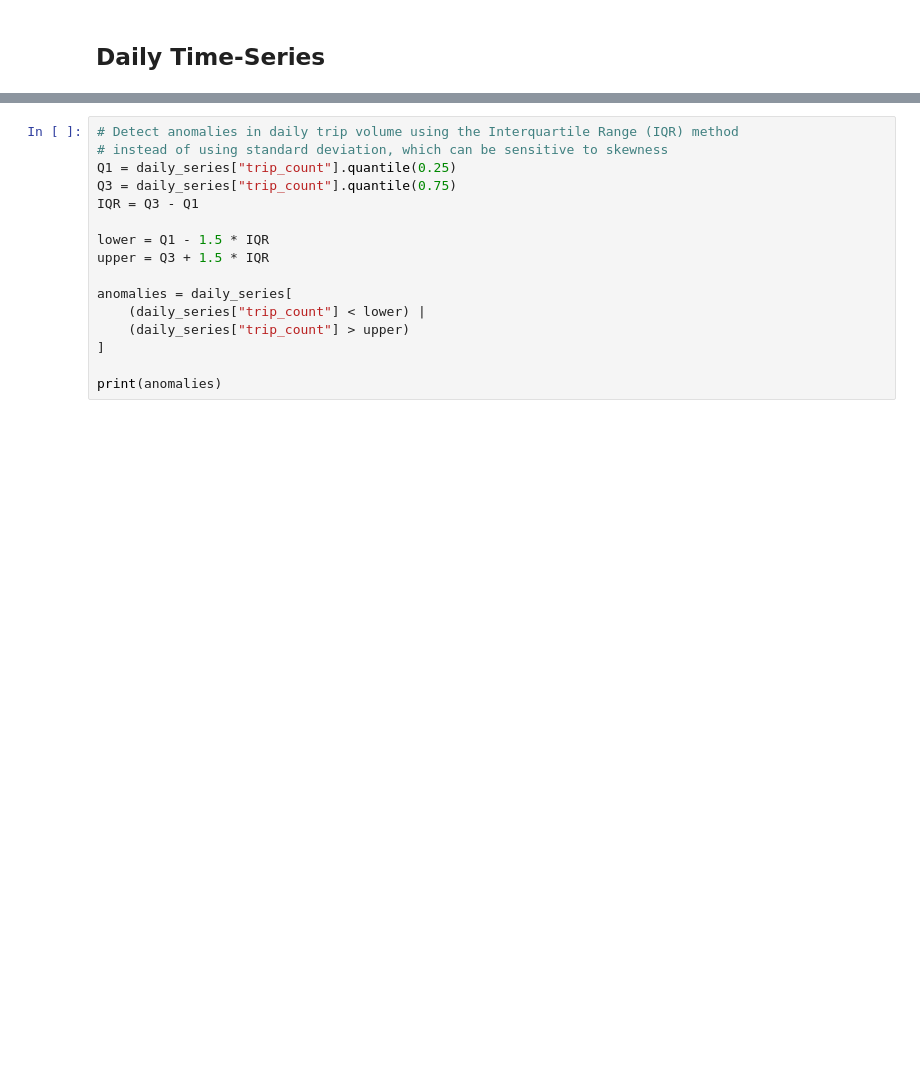
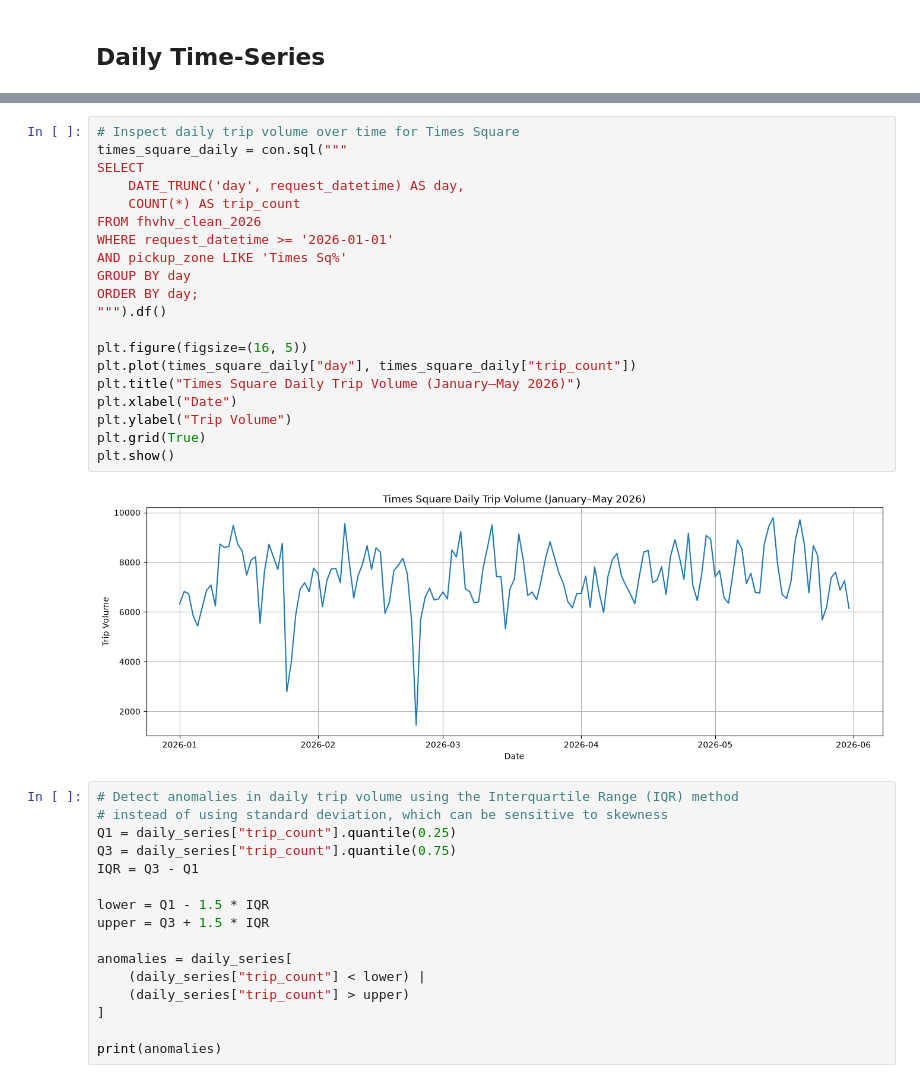
Before and after one commit to wilsonz347/nyc-fhvhv-market-analysis, a Jupyter notebook: notebooks/03_exploratory_data_analysis.ipynb, the cells around one changed output, grey strips where cells are left out. Drawn from its saved outputs; the diff is of its cells as text; blank space fills up the shorter version.

Commit message:
feat: add Times Square analysis plots

```diff
--- a/notebooks/03_exploratory_data_analysis.ipynb
+++ b/notebooks/03_exploratory_data_analysis.ipynb
@@ -362,4 +346,26 @@ Missing calendar days: 0
 [figure]
+# %%
+# Inspect daily trip volume over time for Times Square
+times_square_daily = con.sql("""
+SELECT
+    DATE_TRUNC('day', request_datetime) AS day,
+    COUNT(*) AS trip_count
+FROM fhvhv_clean_2026
+WHERE request_datetime >= '2026-01-01'
+AND pickup_zone LIKE 'Times Sq%'
+GROUP BY day
+ORDER BY day;
+""").df()
+
+plt.figure(figsize=(16, 5))
+plt.plot(times_square_daily["day"], times_square_daily["trip_count"])
+plt.title("Times Square Daily Trip Volume (January–May 2026)")
+plt.xlabel("Date")
+plt.ylabel("Trip Volume")
+plt.grid(True)
+plt.show()
+# %% [output]
+[figure, added]
 # %%
 # Detect anomalies in daily trip volume using the Interquartile Range (IQR) method
 # instead of using standard deviation, which can be sensitive to skewness
```
Also changed, not shown: parts of 4 cells of this notebook.
